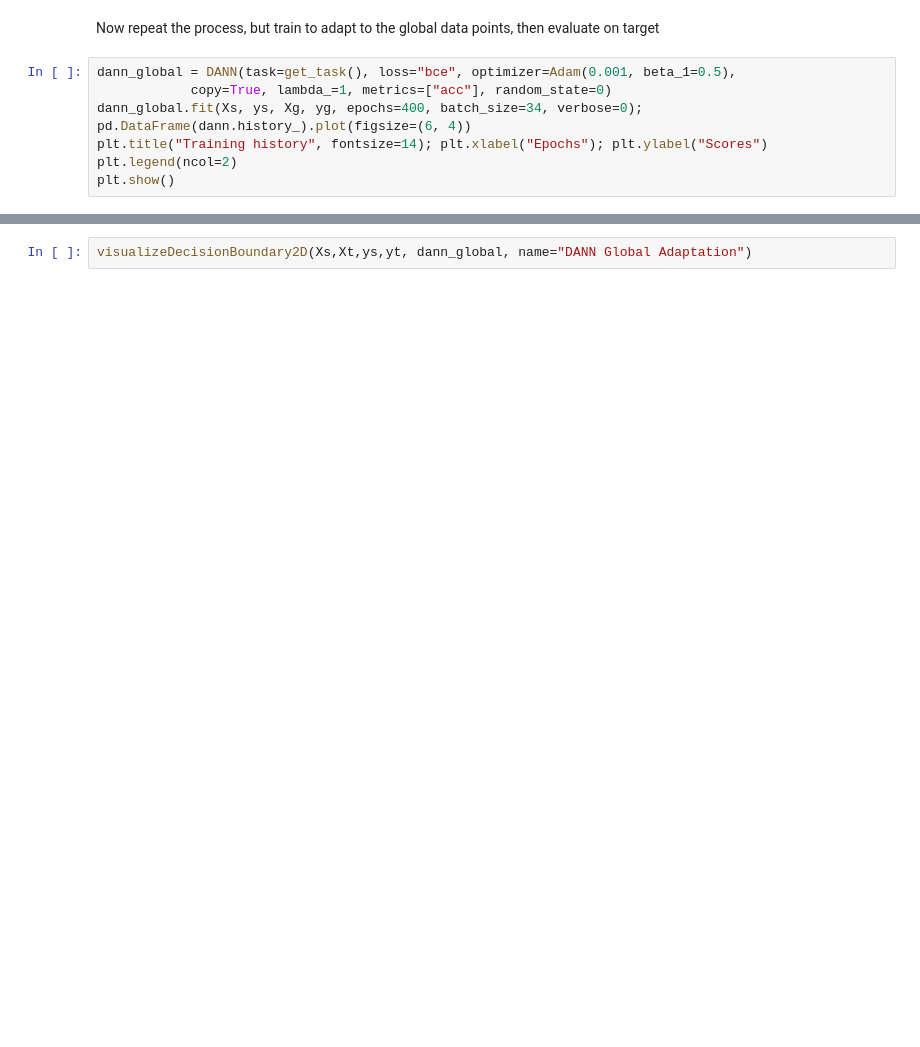
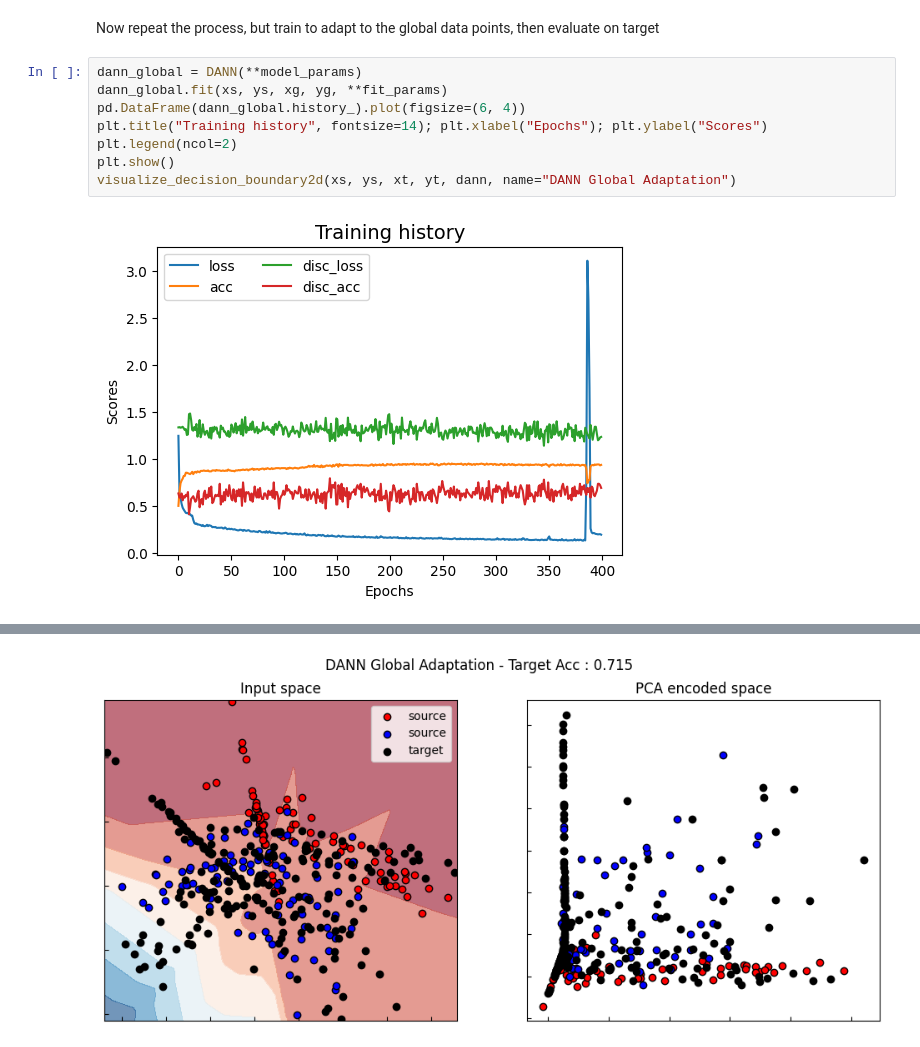
Before and after one commit to EWitting/global-domain-adapation, a Jupyter notebook: simpletestrun.ipynb, the cells around one changed output, grey strips where cells are left out. Drawn from its saved outputs; the diff is of its cells as text; blank space fills up the shorter version.

```diff
--- a/simpletestrun.ipynb
+++ b/simpletestrun.ipynb
@@ -69,10 +65,12 @@ visualizeDecisionBoundary2D(Xs,Xt,ys,yt, dann, name="DANN Target Adaptation")
 # %% [markdown]
 Now repeat the process, but train to adapt to the global data points, then evaluate on target
 # %%
-dann_global = DANN(task=get_task(), loss="bce", optimizer=Adam(0.001, beta_1=0.5),
-            copy=True, lambda_=1, metrics=["acc"], random_state=0)
-dann_global.fit(Xs, ys, Xg, yg, epochs=400, batch_size=34, verbose=0);
-pd.DataFrame(dann.history_).plot(figsize=(6, 4))
+dann_global = DANN(**model_params)
+dann_global.fit(xs, ys, xg, yg, **fit_params)
+pd.DataFrame(dann_global.history_).plot(figsize=(6, 4))
 plt.title("Training history", fontsize=14); plt.xlabel("Epochs"); plt.ylabel("Scores")
 plt.legend(ncol=2)
 plt.show()
+visualize_decision_boundary2d(xs, ys, xt, yt, dann, name="DANN Global Adaptation")
+# %% [output]
+[figure, added]
@@ -79,2 +79 @@ plt.show()
+[figure, added]
-# %%
-visualizeDecisionBoundary2D(Xs,Xt,ys,yt, dann_global, name="DANN Global Adaptation")
```
Also changed, not shown: parts of 10 cells of this notebook, 9 other files.
